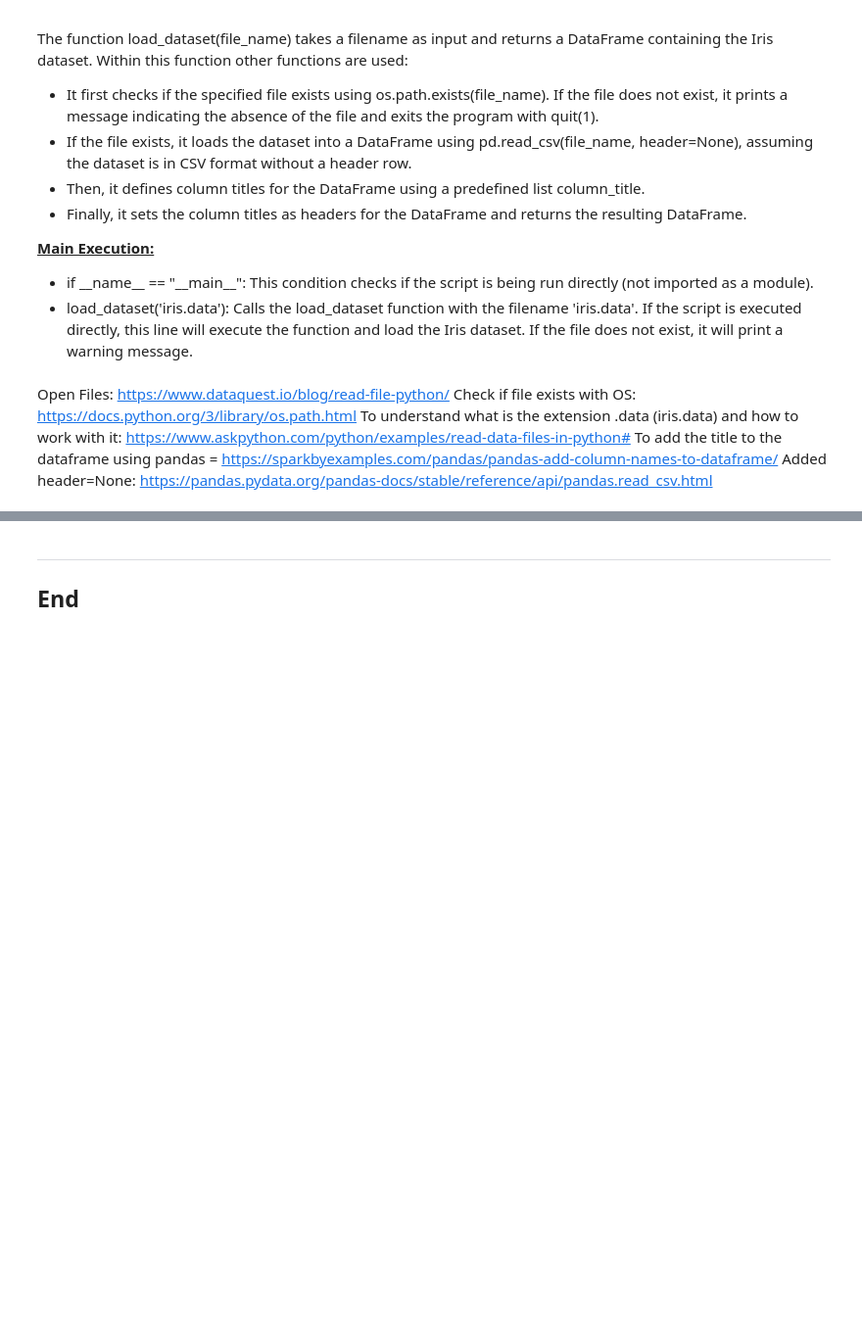
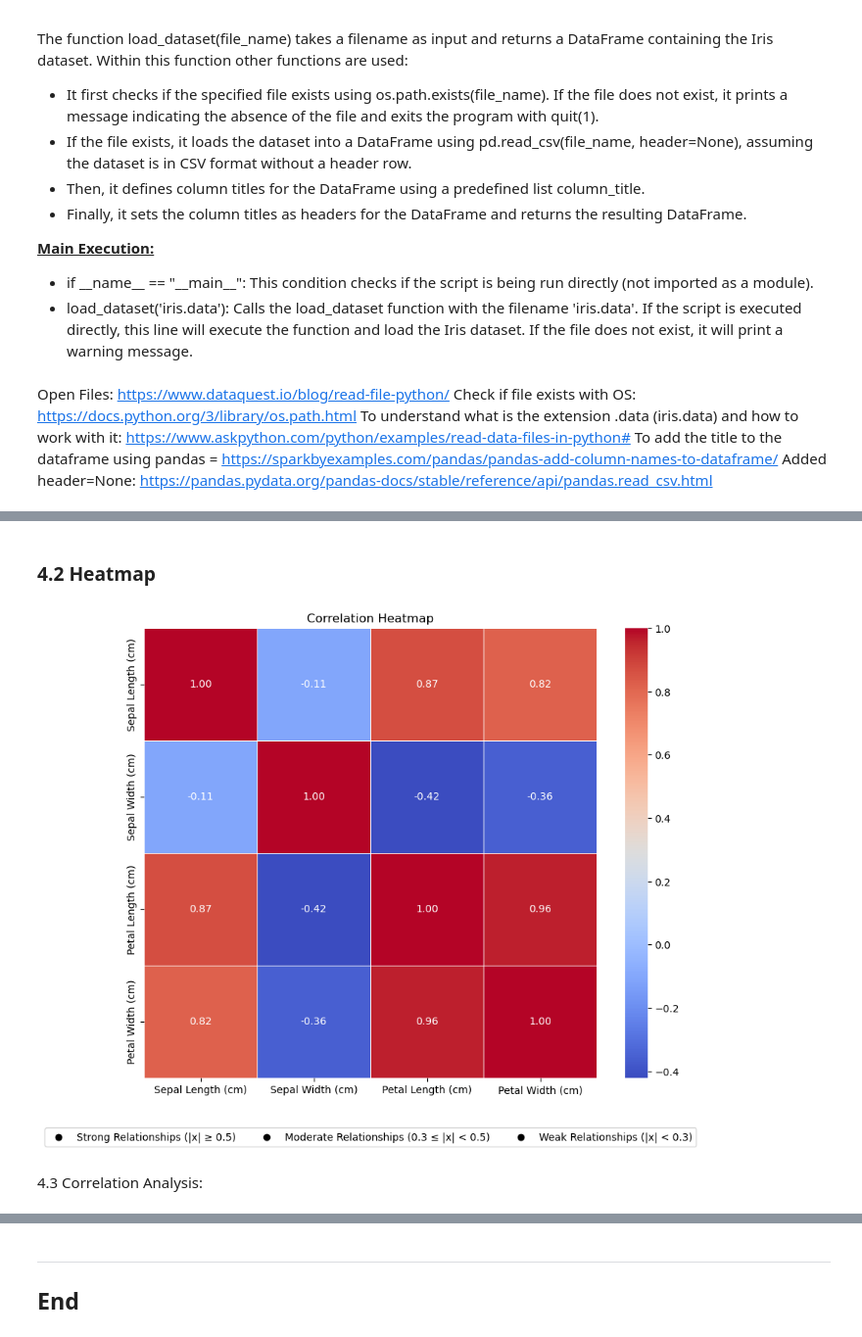
Before and after one commit to filipekojak88/pands-project, a Jupyter notebook: iris_project.ipynb, the cells around one changed output, grey strips where cells are left out. Shown: that part at 98% size. Drawn from its saved outputs; the diff is of its cells as text; code cells hidden in the pictures; blank space fills up the shorter version.

```diff
--- a/iris_project.ipynb
+++ b/iris_project.ipynb
@@ -391,0 +522,68 @@ if __name__ == "__main__":
+# %% [markdown]
+### 4.2 Heatmap
+# %%
+# Import necessary libraries
+
+# Import the load_dataset function from custom load_iris.py
+from load_iris import load_dataset
+# Import matplotlib for plotting and setting the size of the figure and the title of the heatmap plot
+import matplotlib.pyplot as plt
+# Import seaborn for advanced data visualization
+import seaborn as sns
+
+def create_heatmap(file_name):
+    """
+    Creates a correlation heatmap for the given dataset file.
+
+    Parameter:
+        file_name: Name of the file containing the Iris DataSet.
+    """
+    # Load the dataset
+    df = load_dataset(file_name)
+
+    # Select only numeric columns
+    numeric_df = df.select_dtypes(include=['float64', 'int64'])
+
+    # Calculate correlation matrix
+    corr = numeric_df.corr()
+
+
+    # Create a heatmap plot
+
+    # Set the figure size
+    plt.figure(figsize=(10, 8))
+    # Create the heatmap with Seaborn
+    ax = sns.heatmap(corr, annot=True, cmap='coolwarm', fmt=".2f", linewidths=0.5)
+    # Set the title of the heatmap plot
+    plt.title('Correlation Heatmap')
+
+    # Define legend labels for different strength levels of relationships
+    legend_labels = {
+    'Strong Relationships (|x| ≥ 0.5)': 0.5,
+    'Moderate Relationships (0.3 ≤ |x| < 0.5)': 0.4,
+    'Weak Relationships (|x| < 0.3)': 0.2
+    }
+
+
+    # Add legend annotations to the bottom of the chart, side by side
+
+    # Initialize an empty list to hold legend handles
+    handles = []
+    # Iterate over legend labels and thresholds
+    for label, threshold in legend_labels.items():
+        # Create dummy scatterplots for each label
+        handles.append(ax.scatter([], [], color='black', label=label))
+    # Add legend with specified properties
+    plt.legend(handles=handles, loc='upper center', bbox_to_anchor=(0.5, -0.1), ncol=3, fontsize=10)
+
+    # Display the heatmap
+    plt.show()
+
+# If this script is executed as the main program
+if __name__ == "__main__":
+    # Execute create_heatmap using the 'iris.data' dataset as an argument
+    create_heatmap('iris.data')
+# %% [output]
+[figure, added]
+# %% [markdown]
+4.3 Correlation Analysis:
```
Also changed, not shown: parts of 12 cells of this notebook, 1 other file.
